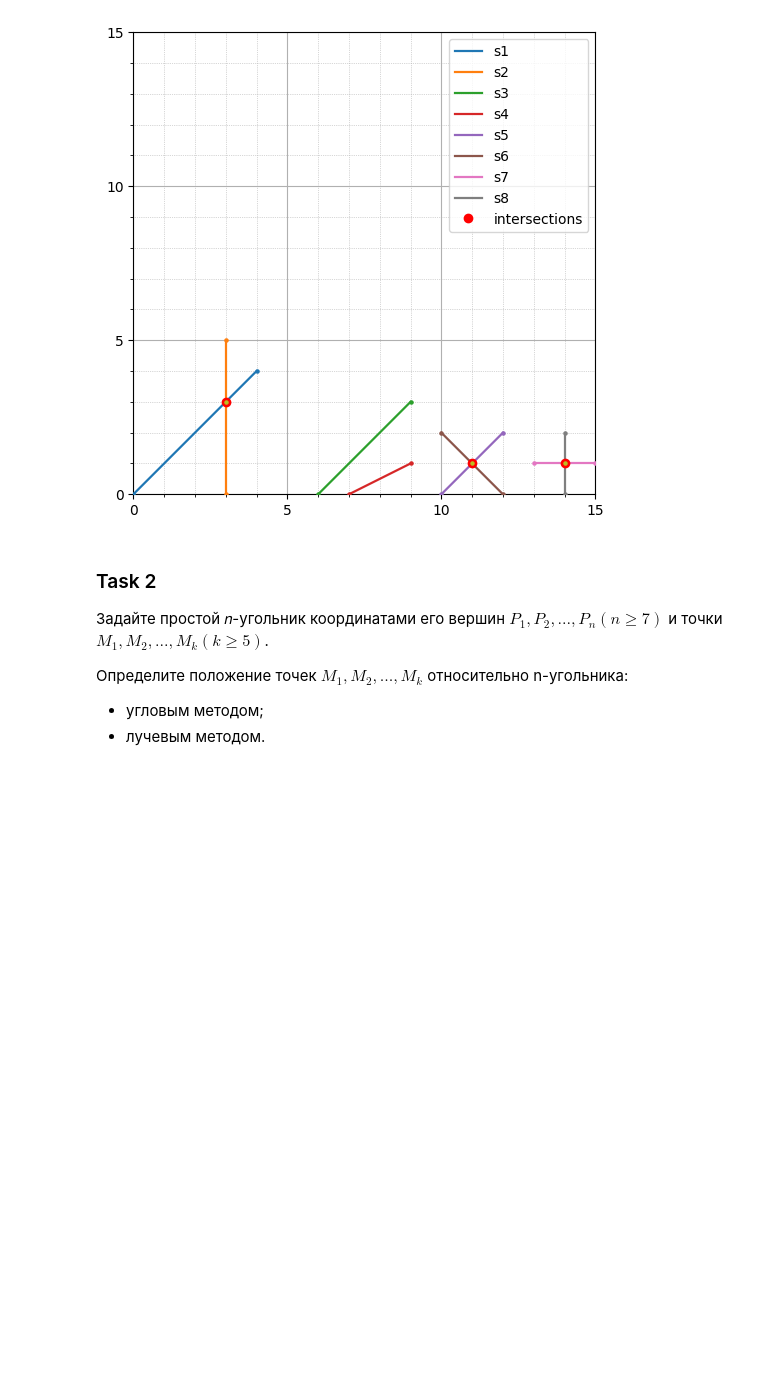
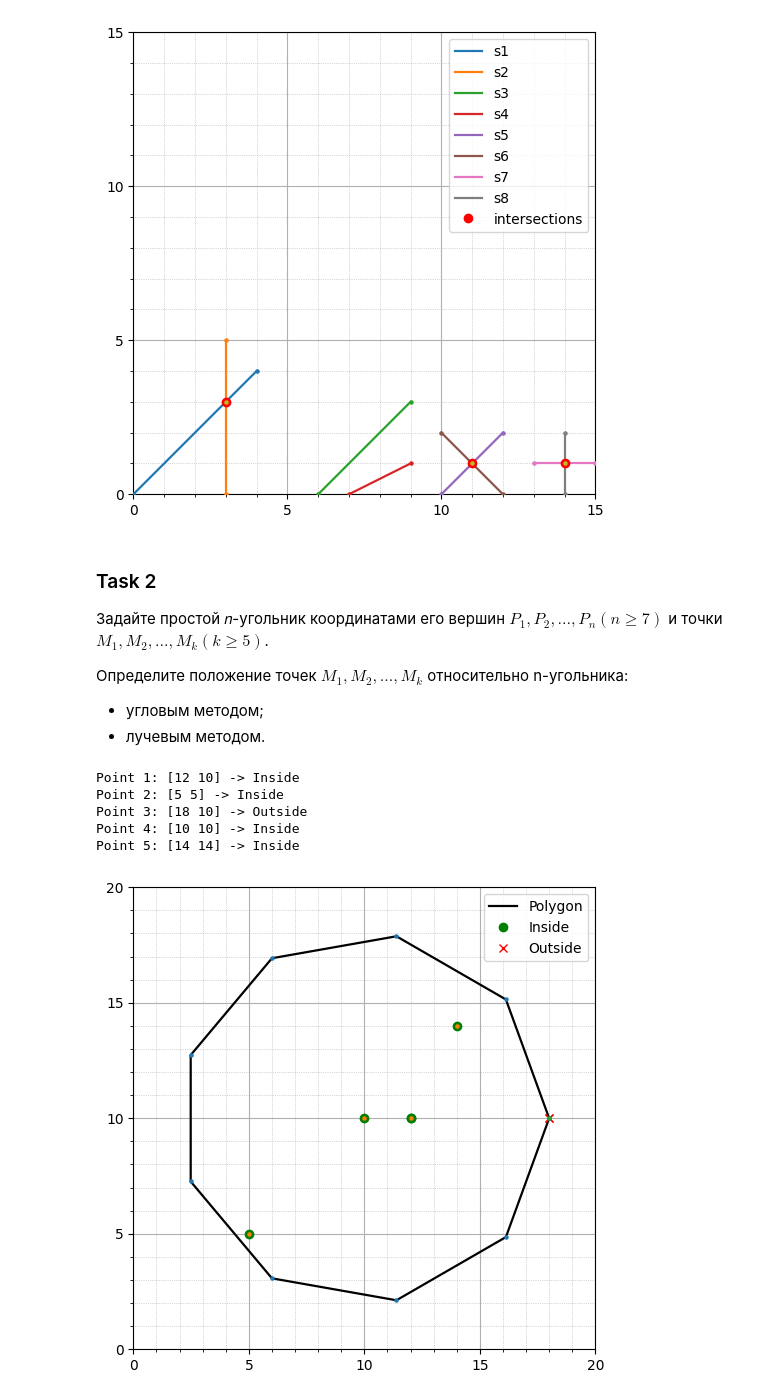
Before and after one commit to mikedegeofroy/itmo-computational-geometry, a Jupyter notebook: lab4/lab4.ipynb, the cells around one changed output. Drawn from its saved outputs; the diff is of its cells as text; code cells hidden in the pictures; blank space fills up the shorter version.

```diff
--- a/lab4/lab4.ipynb
+++ b/lab4/lab4.ipynb
@@ -405,22 +413,19 @@ test_points = [(12, 10), (5, 5), (18, 10), (10, 10), (14, 14)]
 # %%
-import numpy as np
-
 def angle_sum_method(polygon, point):
     total_angle = 0
-    px, py = point
+    px, py = point[:2]
     n = len(polygon)
 
     for i in range(n):
-        x1, y1 = polygon[i][0] - px, polygon[i][1] - py
-        x2, y2 = polygon[(i + 1) % n][0] - px, polygon[(i + 1) % n][1] - py
+        x1, y1 = polygon[i][:2] - point[:2]
+        x2, y2 = polygon[(i + 1) % n][:2] - point[:2]
 
-        # Векторное и скалярное произведения
         dot = x1 * x2 + y1 * y2
         cross = x1 * y2 - x2 * y1
 
         angle = np.arctan2(cross, dot)
         total_angle += angle
 
-    return abs(round(total_angle / (2 * np.pi))) == 1  # True if inside
+    return np.isclose(abs(total_angle), 2 * np.pi, atol=1e-3)
 # %%
 def ray_casting_method(polygon, point):
@@ -438,3 +443,36 @@ def ray_casting_method(polygon, point):
                 inside = not inside
 
     return inside
+# %%
+inside_points = []
+outside_points = []
+
+for p in test_points:
+    if angle_sum_method(polygon, p):
+        inside_points.append(p)
+    else:
+        outside_points.append(p)
+
+inside_points = np.stack(inside_points) if inside_points else np.empty((0, 3))
+outside_points = np.stack(outside_points) if outside_points else np.empty((0, 3))
+
+to_plot = [(polygon, {"label": "Polygon", "color": "black"})]
+
+if inside_points.shape[1] == 3:
+    to_plot.append((inside_points, {"label": "Inside", "color": "green", "marker": "o", "linestyle": "None"}))
+
+if outside_points.shape[1] == 3:
+    to_plot.append((outside_points, {"label": "Outside", "color": "red", "marker": "x", "linestyle": "None"}))
+
+for i, p in enumerate(test_points):
+    print(f"Point {i+1}: {p[:2]} ->", "Inside" if angle_sum_method(polygon, p) else "Outside")
+
+
+plot(*to_plot, from_origin=True, show_legend=True, lim=20)
+# %% [output]
+Point 1: [12 10] -> Inside
+Point 2: [5 5] -> Inside
+Point 3: [18 10] -> Outside
+Point 4: [10 10] -> Inside
+Point 5: [14 14] -> Inside
+[figure, added]
```
Also changed, not shown: parts of 3 cells of this notebook.
